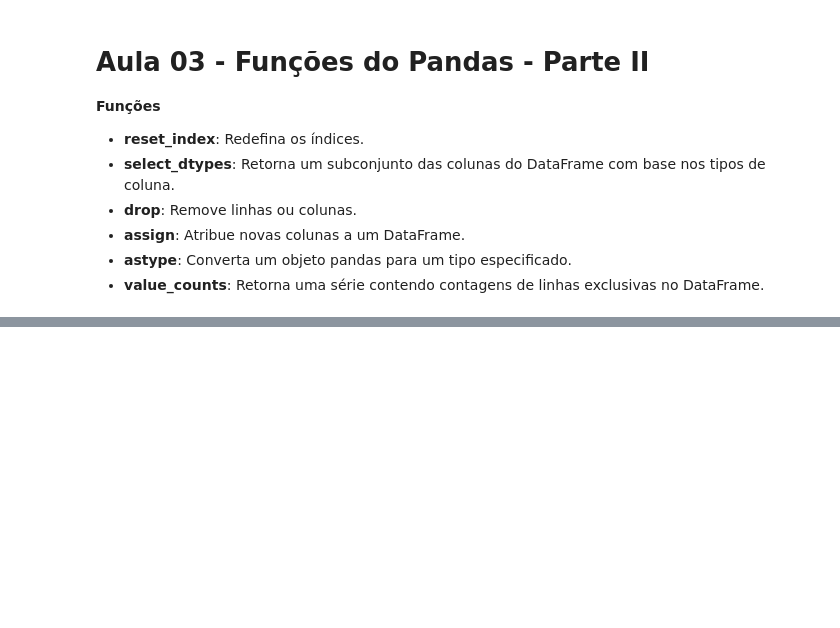
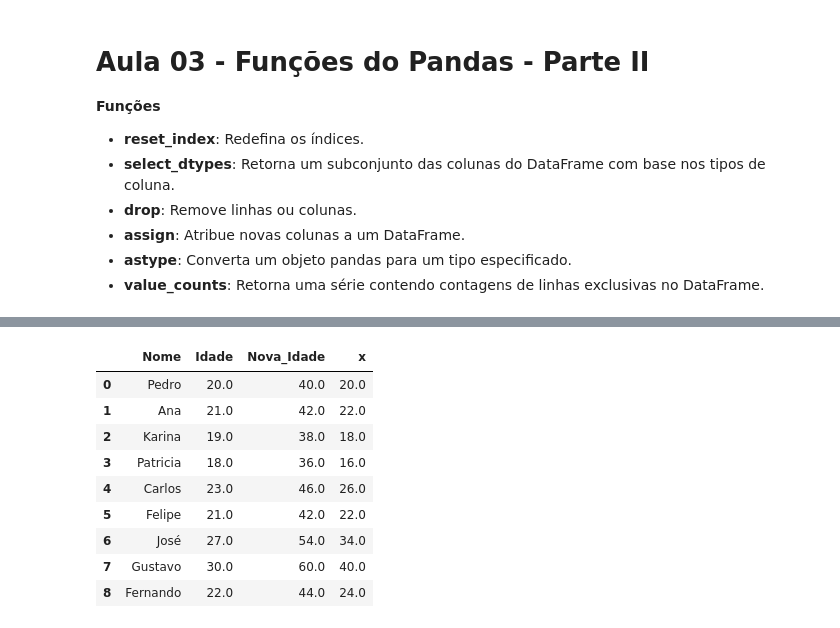
Before and after one commit to WillianVMR/bootcamp-sirius-fundamentos-ciencia-de-dados, a Jupyter notebook: anotacoes-pandas.ipynb, the cells around one changed output, grey strips where cells are left out. Saved outputs shown, nothing was run; the diff lists cells and outputs as text; code cells hidden in the pictures; blank space fills up the shorter version.

```diff
--- a/anotacoes-pandas.ipynb
+++ b/anotacoes-pandas.ipynb
@@ -171,0 +177,3 @@ array([['Pedro', 20],
+# %%
+df.rename(index={0: 'x', 1: 'y', 2: 'z'}, inplace=True)
+df
@@ -171,0 +191,3 @@ array([['Pedro', 20],
+# %%
+df.reset_index(inplace=True, drop=True)
+df.head()
@@ -171,0 +207,3 @@ array([['Pedro', 20],
+# %%
+df['Idade'] = df['Idade'].astype(float)
+df
@@ -171,0 +233,3 @@ array([['Pedro', 20],
+# %%
+df = df.assign(Nova_Idade=df['Idade'] * 2)
+df
@@ -171,0 +247,14 @@ array([['Pedro', 20],
+# %%
+df['x'] = df['Nova_Idade'] - 20
+df
+# %% [output]
+|  | Nome | Idade | Nova_Idade | x |
+| 0 | Pedro | 20.0 | 40.0 | 20.0 |
+| 1 | Ana | 21.0 | 42.0 | 22.0 |
+| 2 | Karina | 19.0 | 38.0 | 18.0 |
+| 3 | Patricia | 18.0 | 36.0 | 16.0 |
+| 4 | Carlos | 23.0 | 46.0 | 26.0 |
+| 5 | Felipe | 21.0 | 42.0 | 22.0 |
+| 6 | José | 27.0 | 54.0 | 34.0 |
+| 7 | Gustavo | 30.0 | 60.0 | 40.0 |
+| 8 | Fernando | 22.0 | 44.0 | 24.0 |
```
Also changed, not shown: parts of 50 cells of this notebook, 1 other file.
